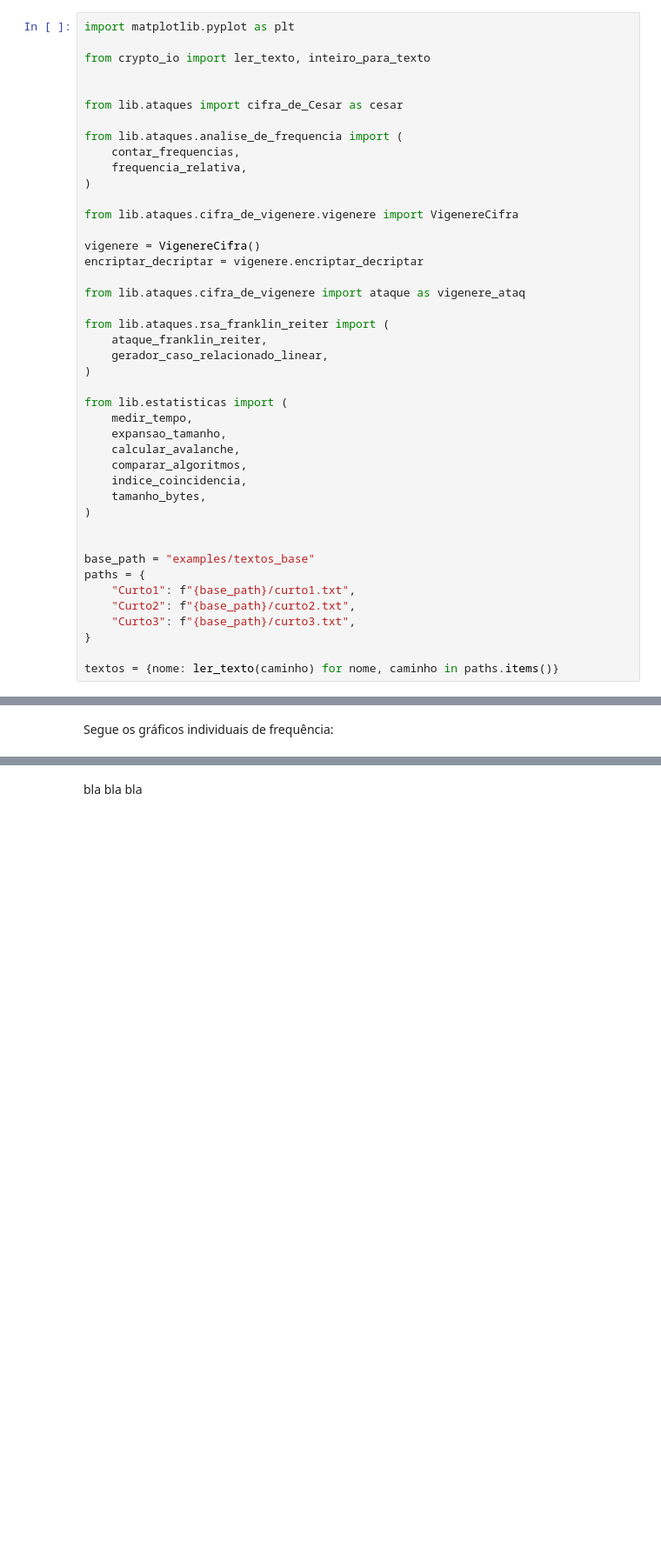
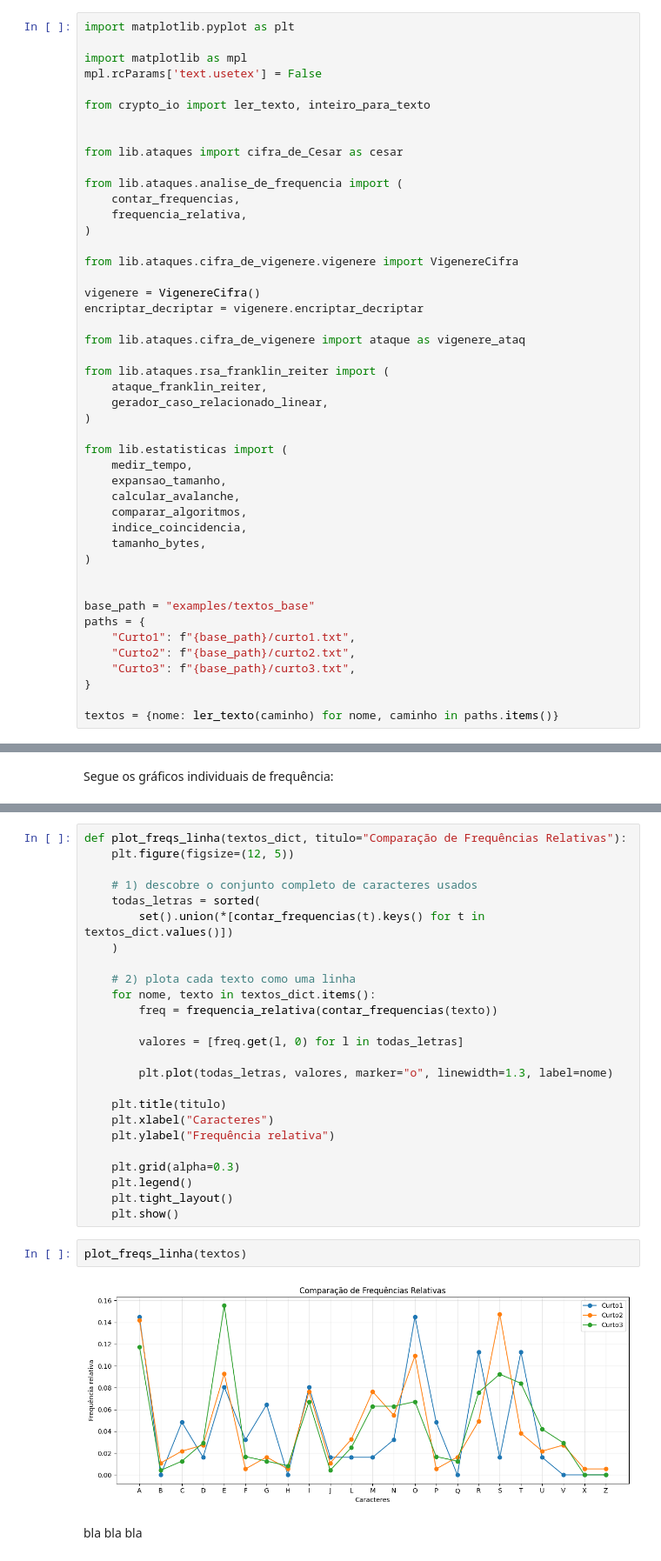
Before and after one commit to RaphaellaRoma/Criptoataques, a Jupyter notebook: criptoataques.ipynb, the cells around one changed output, grey strips where cells are left out. Shown: that part at 87% size. Cells and saved outputs as stored; diff of their text form; blank space fills up the shorter version.

```diff
--- a/criptoataques.ipynb
+++ b/criptoataques.ipynb
@@ -18,6 +18,9 @@ Antes de aplicar os algoritmos de criptografia, é fundamental entender as carac
 Nesta seção, serão apresentadas e comparadas as análises estatísticas para os textos de diferentes extensões..
 # %%
 import matplotlib.pyplot as plt
+
+import matplotlib as mpl
+mpl.rcParams['text.usetex'] = False
 
 from crypto_io import ler_texto, inteiro_para_texto
 
@@ -140,3 +143,32 @@ for nome, texto in textos.items():
+# %%
+def plot_freqs_linha(textos_dict, titulo="Comparação de Frequências Relativas"):
+    plt.figure(figsize=(12, 5))
+
+    # 1) descobre o conjunto completo de caracteres usados
+    todas_letras = sorted(
+        set().union(*[contar_frequencias(t).keys() for t in textos_dict.values()])
+    )
+
+    # 2) plota cada texto como uma linha
+    for nome, texto in textos_dict.items():
+        freq = frequencia_relativa(contar_frequencias(texto))
+
+        valores = [freq.get(l, 0) for l in todas_letras]
+
+        plt.plot(todas_letras, valores, marker="o", linewidth=1.3, label=nome)
+
+    plt.title(titulo)
+    plt.xlabel("Caracteres")
+    plt.ylabel("Frequência relativa")
+
+    plt.grid(alpha=0.3)
+    plt.legend()
+    plt.tight_layout()
+    plt.show()
+# %%
+plot_freqs_linha(textos)
+# %% [output]
+[figure, added]
 # %% [markdown]
 bla bla bla
 # %% [markdown]
```
Also changed, not shown: parts of 8 cells of this notebook.
